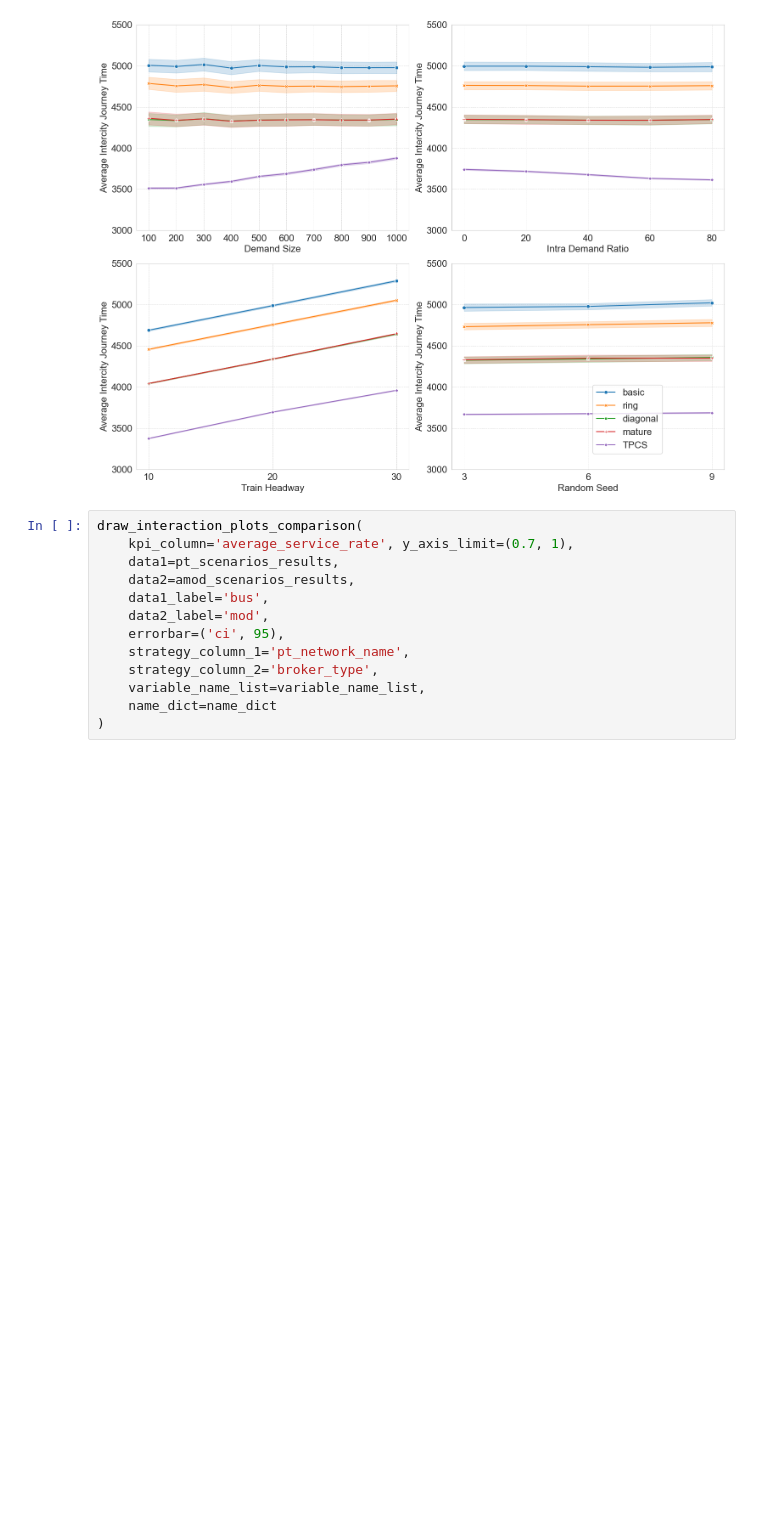
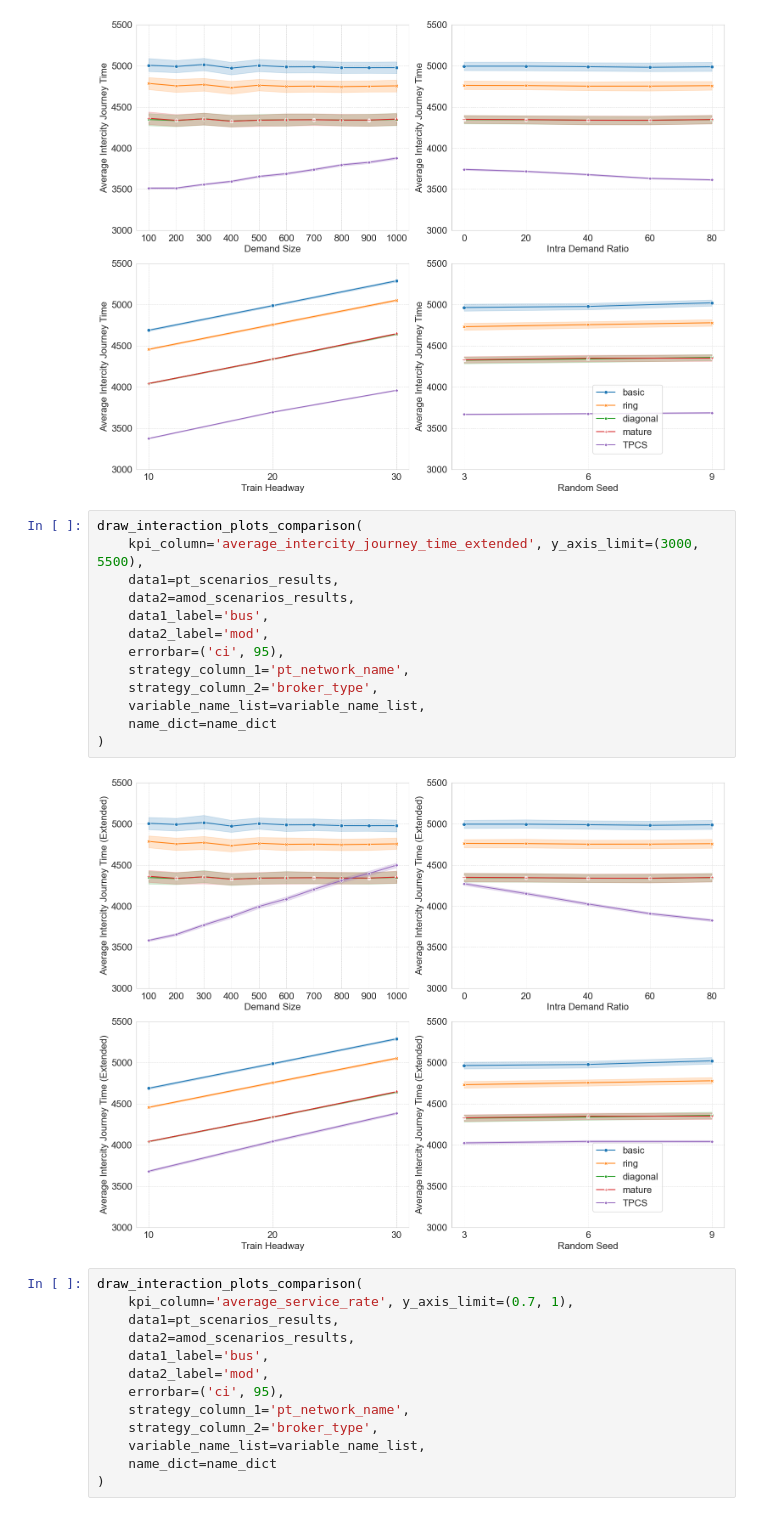
Before and after one commit to ChenhaoDing/J26-TPCS, a Jupyter notebook: 5-VISUALIZE-2-interaction.ipynb, the cells around one changed output. Saved outputs shown, nothing was run; the diff lists cells and outputs as text; blank space fills up the shorter version.

```diff
--- a/5-VISUALIZE-2-interaction.ipynb
+++ b/5-VISUALIZE-2-interaction.ipynb
@@ -224,6 +262,21 @@ draw_interaction_plots_comparison(
 )
 # %% [output]
 [figure]
+# %%
+draw_interaction_plots_comparison(
+    kpi_column='average_intercity_journey_time_extended', y_axis_limit=(3000, 5500),
+    data1=pt_scenarios_results,
+    data2=amod_scenarios_results,
+    data1_label='bus',
+    data2_label='mod',
+    errorbar=('ci', 95),
+    strategy_column_1='pt_network_name',
+    strategy_column_2='broker_type',
+    variable_name_list=variable_name_list,
+    name_dict=name_dict
+)
+# %% [output]
+[figure, added]
 # %%
 draw_interaction_plots_comparison(
     kpi_column='average_service_rate', y_axis_limit=(0.7, 1),
```
Also changed, not shown: parts of 4 cells of this notebook, 7 other files.
